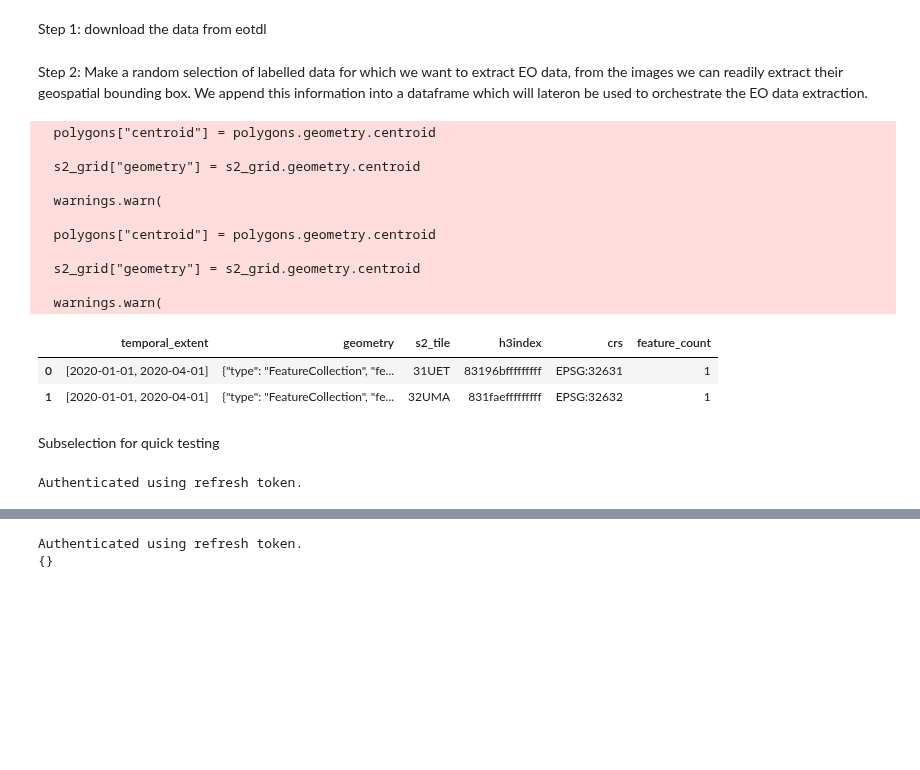
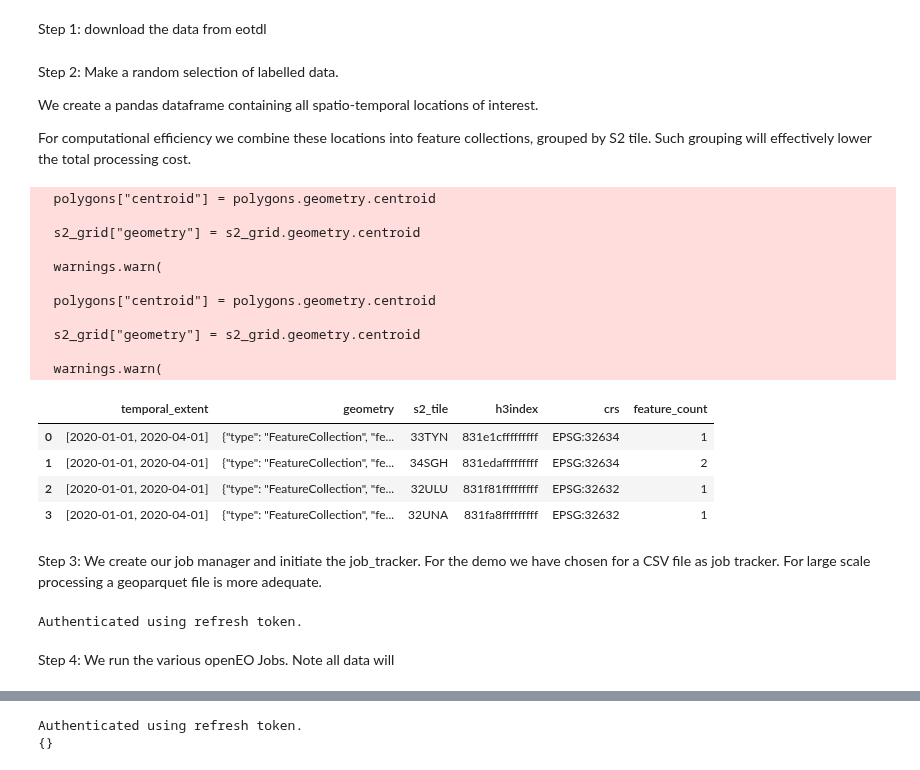
Before and after one commit to earthpulse/eotdl, a Jupyter notebook: tutorials/notebooks/openeo/eotdl_openeo.ipynb, the cells around one changed output, grey strips where cells are left out. Saved outputs shown, nothing was run; the diff lists cells and outputs as text; code cells hidden in the pictures; blank space fills up the shorter version.

```diff
--- a/tutorials/notebooks/openeo/eotdl_openeo.ipynb
+++ b/tutorials/notebooks/openeo/eotdl_openeo.ipynb
@@ -12,45 +12,53 @@ os.makedirs("data/EuroSAT", exist_ok=True)
 
 with zipfile.ZipFile("data/EuroSAT/v1/EuroSAT.zip", 'r') as zip_ref:
     zip_ref.extractall("data/EuroSAT")
-# %% [markdown]
-Step 2: Make a random selection of labelled data for which we want to extract EO data, from the images we can readily extract their geospatial bounding box. We append this information into a dataframe which will lateron be used to orchestrate the EO data extraction.
+# %% [markdown]
+Step 2: Make a random selection of labelled data.
+
+We create a pandas dataframe containing all spatio-temporal locations of interest.
+
+For computational efficiency we combine these locations into feature collections, grouped by S2 tile. Such grouping will effectively lower the total processing cost.
 # %%
 from dataframe_utils import *
+import random
 
 # Constants
 src_dir = r"C:\Git_projects\eotdl_wip\data\EuroSAT\ds\images\remote_sensing"
-num_files = 2 #number of images we wish to process
+num_files = 5 #number of images we wish to process
 
 start_date = "2020-01-01"
 nb_months = 3
 
 distance_m = 320  # Buffer distance in meters
 resolution = 20.0  # Grid resolution in meters
 
 tif_files = get_tif_files(src_dir)
 selected_files = random.sample(tif_files, num_files)
 
 base_df = generate_geodataframe_per_utm(selected_files, start_date, nb_months, distance_m, resolution)
 split_df = process_split_jobs(base_df, 10)
 job_df = create_job_dataframe_s2(split_df)
 job_df
 # %% [output]
   polygons["centroid"] = polygons.geometry.centroid
 
   s2_grid["geometry"] = s2_grid.geometry.centroid
 
   warnings.warn(
 
   polygons["centroid"] = polygons.geometry.centroid
 
   s2_grid["geometry"] = s2_grid.geometry.centroid
 
   warnings.warn(
 |  | temporal_extent | geometry | s2_tile | h3index | crs | feature_count |
-| 0 | [2020-01-01, 2020-04-01] | {"type": "FeatureCollection", "fe... | 31UET | 83196bfffffffff | EPSG:32631 | 1 |
-| 1 | [2020-01-01, 2020-04-01] | {"type": "FeatureCollection", "fe... | 32UMA | 831faefffffffff | EPSG:32632 | 1 |
+| 0 | [2020-01-01, 2020-04-01] | {"type": "FeatureCollection", "fe... | 33TYN | 831e1cfffffffff | EPSG:32634 | 1 |
+| 1 | [2020-01-01, 2020-04-01] | {"type": "FeatureCollection", "fe... | 34SGH | 831edafffffffff | EPSG:32634 | 2 |
+| 2 | [2020-01-01, 2020-04-01] | {"type": "FeatureCollection", "fe... | 32ULU | 831f81fffffffff | EPSG:32632 | 1 |
+| 3 | [2020-01-01, 2020-04-01] | {"type": "FeatureCollection", "fe... | 32UNA | 831fa8fffffffff | EPSG:32632 | 1 |
-# %% [markdown]
-Subselection for quick testing
+# %% [markdown]
+Step 3: We create our job manager and initiate the job_tracker. For the demo we have chosen for a CSV file as job tracker.
+For large scale processing a geoparquet file is more adequate.
 # %%
 import openeo
 from openeo.extra.job_management import MultiBackendJobManager, CsvJobDatabase
@@ -69,6 +77,8 @@ if not job_db.exists():
     job_db.persist(df)
 # %% [output]
 Authenticated using refresh token.
+# %% [markdown]
+Step 4: We run the various openEO Jobs. Note all data will
 # %%
 import geojson
 from s3proxy_utils import upload_geoparquet_file
```
Also changed, not shown: parts of 1 cell of this notebook, 1 other file.
